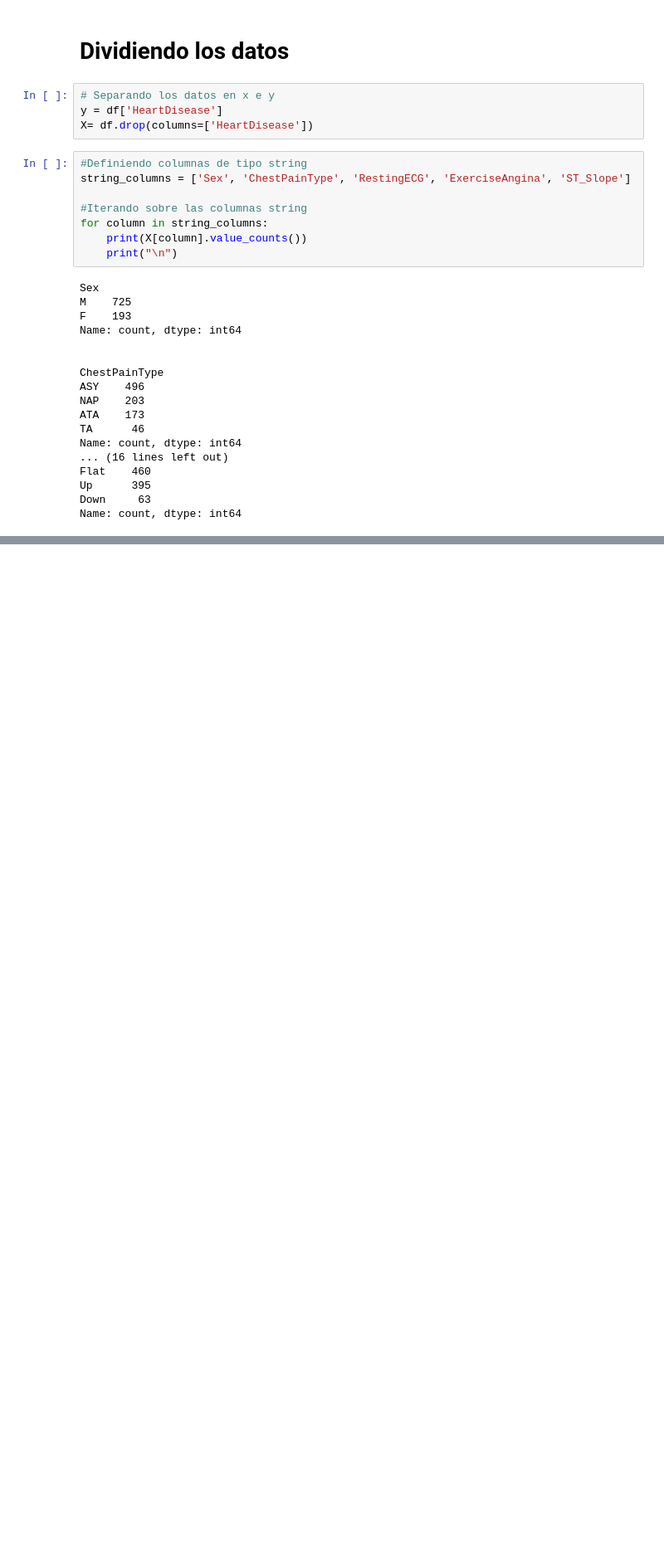
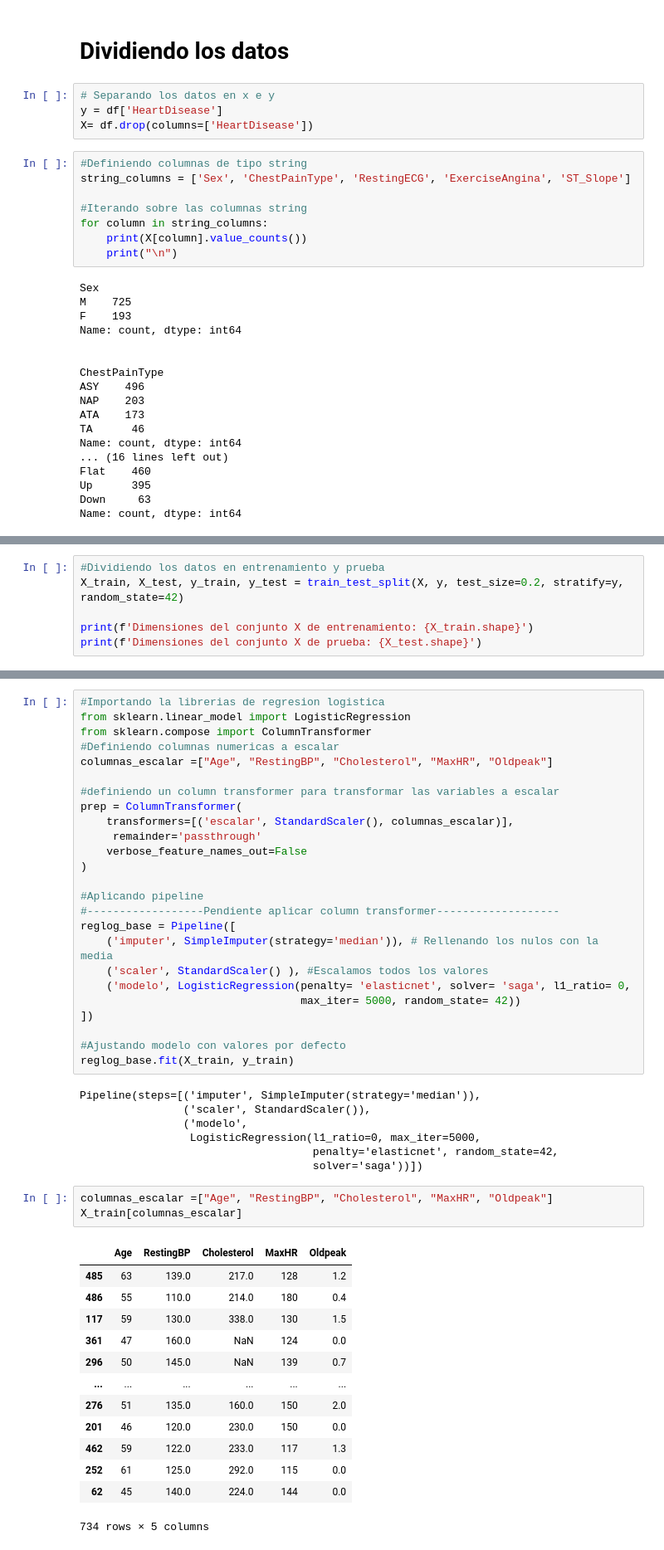
Before and after one commit to CarlosBallesuag/IA_Practicas_LAB, a Jupyter notebook: Practicas Parcial 2/Practica_SVM_RegLog_NB.ipynb, the cells around one changed output, grey strips where cells are left out. Shown at 83% size. Cells and saved outputs as stored; diff of their text form; blank space fills up the shorter version.

```diff
--- a/Practicas Parcial 2/Practica_SVM_RegLog_NB.ipynb
+++ b/Practicas Parcial 2/Practica_SVM_RegLog_NB.ipynb
@@ -163,0 +235,6 @@ X.head()
+# %%
+#Dividiendo los datos en entrenamiento y prueba
+X_train, X_test, y_train, y_test = train_test_split(X, y, test_size=0.2, stratify=y, random_state=42)
+
+print(f'Dimensiones del conjunto X de entrenamiento: {X_train.shape}')
+print(f'Dimensiones del conjunto X de prueba: {X_test.shape}')
@@ -163,0 +268,49 @@ X.head()
+# %%
+#Importando la librerias de regresion logistica
+from sklearn.linear_model import LogisticRegression
+from sklearn.compose import ColumnTransformer
+#Definiendo columnas numericas a escalar
+columnas_escalar =["Age", "RestingBP", "Cholesterol", "MaxHR", "Oldpeak"]
+
+#definiendo un column transformer para transformar las variables a escalar
+prep = ColumnTransformer(
+    transformers=[('escalar', StandardScaler(), columnas_escalar)],
+     remainder='passthrough'
+    verbose_feature_names_out=False
+)
+
+#Aplicando pipeline
+#------------------Pendiente aplicar column transformer-------------------
+reglog_base = Pipeline([
+    ('imputer', SimpleImputer(strategy='median')), # Rellenando los nulos con la media
+    ('scaler', StandardScaler() ), #Escalamos todos los valores
+    ('modelo', LogisticRegression(penalty= 'elasticnet', solver= 'saga', l1_ratio= 0,
+                                  max_iter= 5000, random_state= 42))
+])
+
+#Ajustando modelo con valores por defecto
+reglog_base.fit(X_train, y_train)
+# %% [output]
+Pipeline(steps=[('imputer', SimpleImputer(strategy='median')),
+                ('scaler', StandardScaler()),
+                ('modelo',
+                 LogisticRegression(l1_ratio=0, max_iter=5000,
+                                    penalty='elasticnet', random_state=42,
+                                    solver='saga'))])
+# %%
+columnas_escalar =["Age", "RestingBP", "Cholesterol", "MaxHR", "Oldpeak"]
+X_train[columnas_escalar]
+# %% [output]
+|  | Age | RestingBP | Cholesterol | MaxHR | Oldpeak |
+| 485 | 63 | 139.0 | 217.0 | 128 | 1.2 |
+| 486 | 55 | 110.0 | 214.0 | 180 | 0.4 |
+| 117 | 59 | 130.0 | 338.0 | 130 | 1.5 |
+| 361 | 47 | 160.0 | NaN | 124 | 0.0 |
+| 296 | 50 | 145.0 | NaN | 139 | 0.7 |
+| ... | ... | ... | ... | ... | ... |
+| 276 | 51 | 135.0 | 160.0 | 150 | 2.0 |
+| 201 | 46 | 120.0 | 230.0 | 150 | 0.0 |
+| 462 | 59 | 122.0 | 233.0 | 117 | 1.3 |
+| 252 | 61 | 125.0 | 292.0 | 115 | 0.0 |
+| 62 | 45 | 140.0 | 224.0 | 144 | 0.0 |
+734 rows × 5 columns
```
Also changed, not shown: parts of 9 cells of this notebook.
